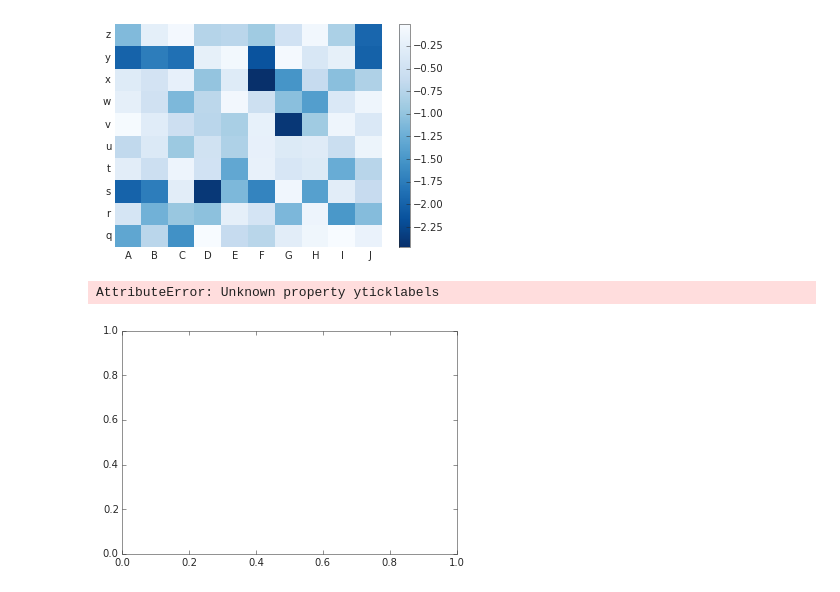
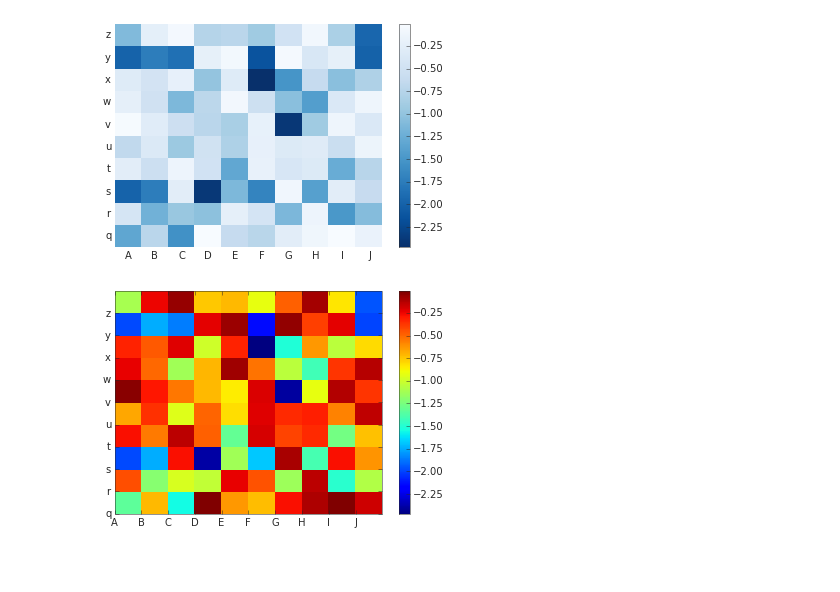
Before and after one commit to olgabot/prettyplotlib, a Jupyter notebook: examples/pcolormesh.ipynb, the cells around one changed output. Saved outputs shown, nothing was run; the diff lists cells and outputs as text; code cells hidden in the pictures; blank space fills up the shorter version.

```diff
--- a/examples/pcolormesh.ipynb
+++ b/examples/pcolormesh.ipynb
@@ -251,27 +251,28 @@ fig.savefig('pcolormesh_prettyplotlib_negative_labels.png')
 # %%
 import prettyplotlib as ppl
 from prettyplotlib import plt
 import numpy as np
 import string
 
 fig, ax = plt.subplots(1)
 
 np.random.seed(10)
 
-ax.pcolormesh(-np.abs(np.random.randn(10,10)))
+p = ax.pcolormesh(-np.abs(np.random.randn(10,10)))
+fig.colorbar(p)
 
 xticks = range(10)
 yticks = range(10)
 
 xticklabels=string.uppercase[:10]
 yticklabels=string.lowercase[-10:]
 
 ax.set_xticks(xticks)
 ax.set_xticklabels(xticklabels)
 
 ax.set_yticks(yticks)
 ax.set_yticklabels(yticklabels)
+
 fig.savefig('pcolormesh_matplotlib_negative_labels.png')
 # %% [output]
-AttributeError: Unknown property yticklabels
-[figure, old version]
+[figure, new version]
```
Also changed, not shown: 4 other files.
